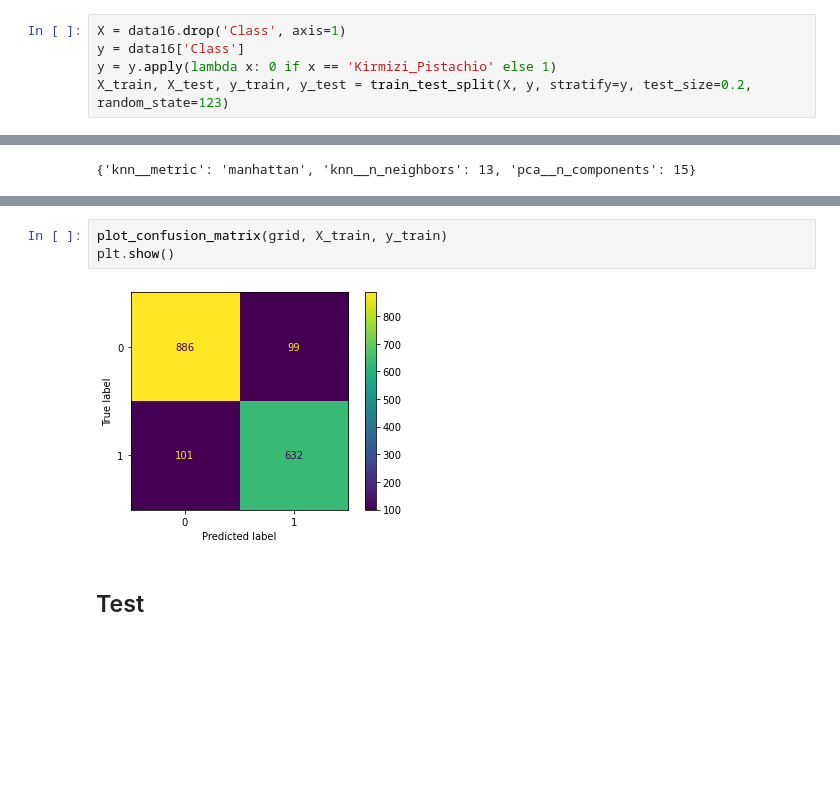
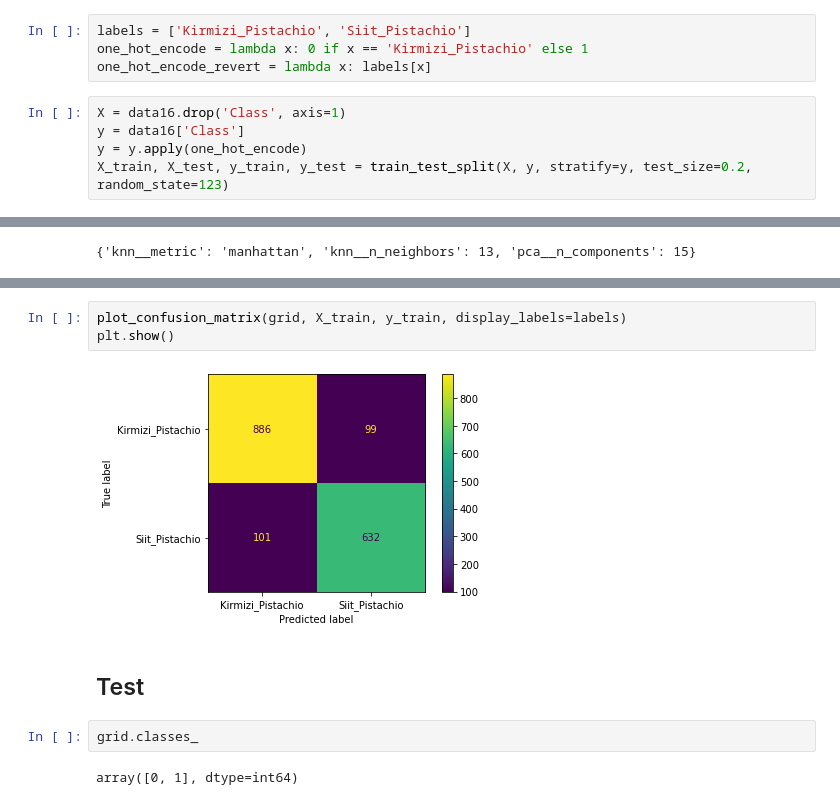
Before and after one commit to rafero1/ama2022-pistachio, a Jupyter notebook: knn.ipynb, the cells around one changed output, grey strips where cells are left out. Cells and saved outputs as stored; diff of their text form; blank space fills up the shorter version.

Commit message:
updates confusion matrix labels

```diff
--- a/knn.ipynb
+++ b/knn.ipynb
@@ -26,10 +26,14 @@ data16
 | 2146 | 97409 | 1195.2150 | 452.1823 | 274.5764 | 0.7945 | 352.1718 | 0.9902 | 98376 | 0.7635 | ... |
 | 2147 | 78466 | 2356.9080 | 445.9131 | 258.5125 | 0.8148 | 316.0791 | 0.8662 | 90591 | 0.6123 | ... |
 2148 rows × 17 columns
+# %%
+labels = ['Kirmizi_Pistachio', 'Siit_Pistachio']
+one_hot_encode = lambda x: 0 if x == 'Kirmizi_Pistachio' else 1
+one_hot_encode_revert = lambda x: labels[x]
 # %%
 X = data16.drop('Class', axis=1)
 y = data16['Class']
-y = y.apply(lambda x: 0 if x == 'Kirmizi_Pistachio' else 1)
+y = y.apply(one_hot_encode)
 X_train, X_test, y_train, y_test = train_test_split(X, y, stratify=y, test_size=0.2, random_state=123)
 # %%
 scaler = StandardScaler()
@@ -87,12 +91,16 @@ masked_array(data=[5, 10, 15, 16, 5, 10, 15, 16, 5, 10, 15, 16, 5, 10, 15,
        fill_value='?',
             dtype=object)
 # %%
-plot_confusion_matrix(grid, X_train, y_train)
+plot_confusion_matrix(grid, X_train, y_train, display_labels=labels)
 plt.show()
 # %% [output]
-[figure, old version]
+[figure, new version]
 # %% [markdown]
 ## Test
+# %%
+grid.classes_
+# %% [output]
+array([0, 1], dtype=int64)
 # %%
 y_pred = grid.predict(X_test)
 
```
Also changed, not shown: parts of 2 cells of this notebook.
